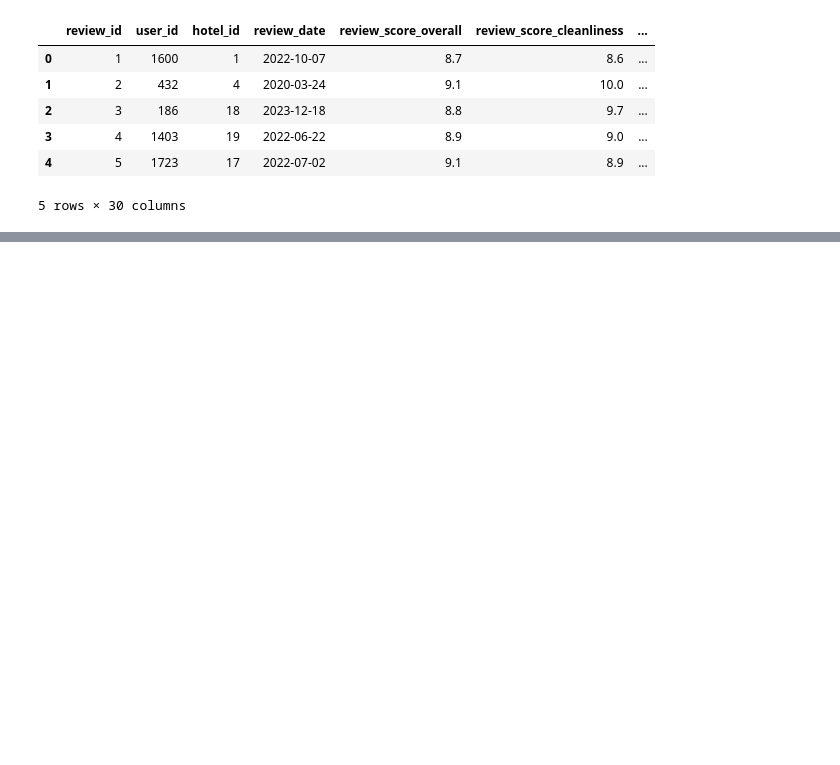
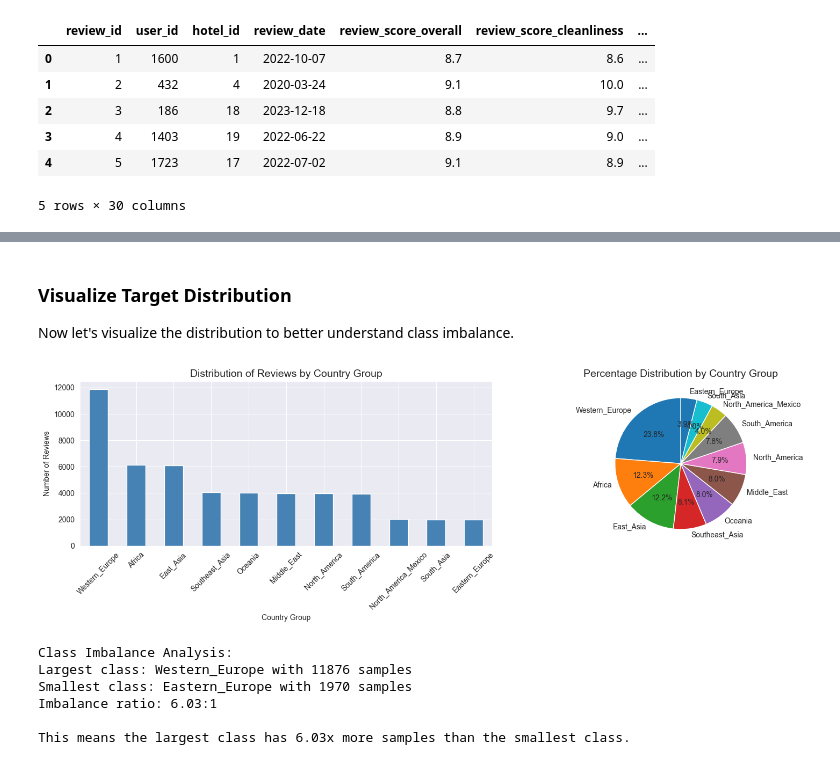
Before and after one commit to MohamedElquesni/ACL-International-Hotel-Booking-Analytics-, a Jupyter notebook: Milestone 1/Milestone 1.ipynb, the cells around one changed output, grey strips where cells are left out. Cells and saved outputs as stored; diff of their text form; code cells hidden in the pictures; blank space fills up the shorter version.

```diff
--- a/Milestone 1/Milestone 1.ipynb
+++ b/Milestone 1/Milestone 1.ipynb
@@ -343,3 +383,0 @@ To be removed and why ?
-# %%
-df_merged.drop(columns=['hotel_id', 'hotel_name', 'hotel_city', 'hotel_country', 'hotel_star_rating', 'hotel_lat', 'hotel_lon'], inplace=True)
-df_merged.info()
@@ -372,3 +383,0 @@ To be removed and why ?
-# %%
-df_merged.drop(columns=['review_id','review_date','review_text'], inplace=True)
-df_merged.info()
@@ -433,3 +383,0 @@ To be removed and why ?
-# %%
-df_merged.drop(columns=['user_id', 'user_join_date'], inplace=True)
-df_merged.info()
@@ -453,0 +403,45 @@ memory usage: 6.9+ MB
+# %% [markdown]
+### Visualize Target Distribution
+
+Now let's visualize the distribution to better understand class imbalance.
+# %%
+import numpy as np
+
+# Get the distribution sorted by count (descending)
+target_dist = df_merged['country_group'].value_counts().sort_values(ascending=False)
+
+# Create a figure with 2 subplots side by side
+fig, axes = plt.subplots(1, 2, figsize=(16, 5))
+
+# First plot: Bar chart showing counts
+target_dist.plot(kind='bar', ax=axes[0], color='steelblue')
+axes[0].set_title('Distribution of Reviews by Country Group', fontsize=14)
+axes[0].set_xlabel('Country Group')
+axes[0].set_ylabel('Number of Reviews')
+axes[0].tick_params(axis='x', rotation=45)
+
+# Second plot: Pie chart showing percentages
+axes[1].pie(target_dist, labels=target_dist.index, autopct='%1.1f%%', startangle=90)
+axes[1].set_title('Percentage Distribution by Country Group', fontsize=14)
+
+plt.tight_layout()
+plt.show()
+
+# Calculate and display class imbalance statistics
+largest_class = target_dist.idxmax()
+smallest_class = target_dist.idxmin()
+imbalance_ratio = target_dist.max() / target_dist.min()
+
+print(f"\nClass Imbalance Analysis:")
+print(f"Largest class: {largest_class} with {target_dist.max()} samples")
+print(f"Smallest class: {smallest_class} with {target_dist.min()} samples")
+print(f"Imbalance ratio: {imbalance_ratio:.2f}:1")
+print(f"\nThis means the largest class has {imbalance_ratio:.2f}x more samples than the smallest class.")
+# %% [output]
+[figure, added]
+Class Imbalance Analysis:
+Largest class: Western_Europe with 11876 samples
+Smallest class: Eastern_Europe with 1970 samples
+Imbalance ratio: 6.03:1
+
+This means the largest class has 6.03x more samples than the smallest class.
```
Also changed, not shown: parts of 74 cells of this notebook, 1 other file.
